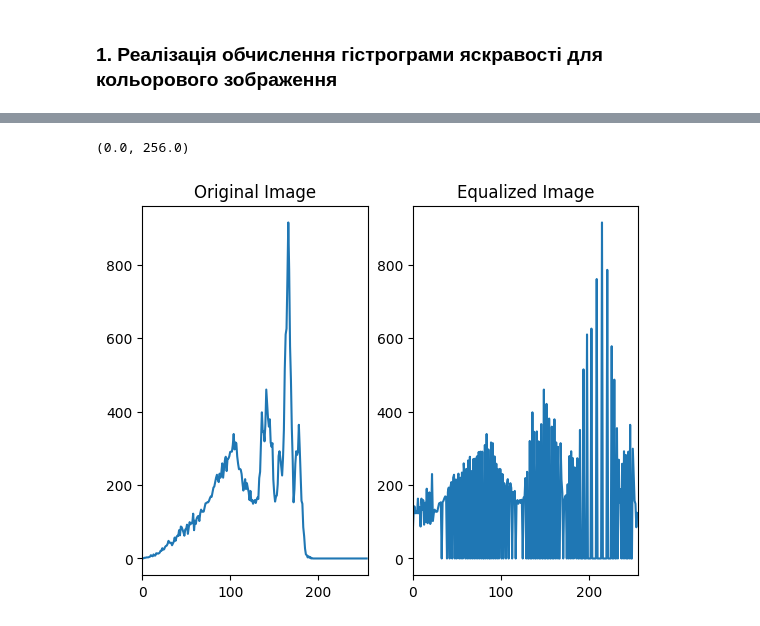
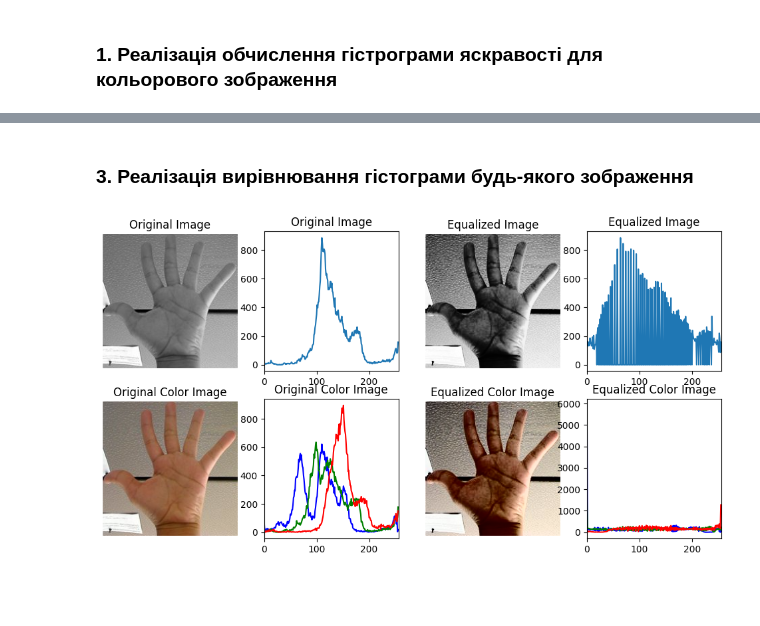
Before and after one commit to VladKutko/WKITB, a Jupyter notebook: lessons/lb3/lb3.ipynb, the cells around one changed output, grey strips where cells are left out. Cells and saved outputs as stored; diff of their text form; code cells hidden in the pictures; blank space fills up the shorter version.

```diff
--- a/lessons/lb3/lb3.ipynb
+++ b/lessons/lb3/lb3.ipynb
@@ -87,20 +70,0 @@ End of video or cannot fetch the frame.
-# %%
-image = cv.imread('images/2.jpg', 0)  # Load in grayscale
-
-# Apply histogram equalization
-equalized_image = cv.equalizeHist(image.copy())
-
-plt.subplot(1, 2, 1)
-plt.title('Original Image')
-hist_gray = cv.calcHist([image], [0], None, [histSize], histRange, accumulate=accumulate)
-plt.plot(hist_gray)
-plt.xlim([0, 256])
-
-plt.subplot(1, 2, 2)
-plt.title('Equalized Image')
-hist_equalized_gray = cv.calcHist([equalized_image], [0], None, [histSize], histRange, accumulate=accumulate)
-plt.plot(hist_equalized_gray)
-plt.xlim([0, 256])
-# %% [output]
-(0.0, 256.0)
-[figure, removed]
@@ -117,0 +71,43 @@ cv.destroyAllWindows()
+# %% [markdown]
+### 3. Реалізація вирівнювання гістограми будь-якого зображення
+# %%
+image_gray = cv.imread('images/1.jpg', 0)  # Load in grayscale
+image_color = cv.imread('images/1.jpg')
+
+# Apply histogram equalization for gray
+equalized_image_gray = cv.equalizeHist(image_gray.copy())
+hist_gray = cv.calcHist([image_gray], [0], None, [histSize], histRange, accumulate=accumulate)
+hist_equalized_gray = cv.calcHist([equalized_image_gray], [0], None, [histSize], histRange, accumulate=accumulate)
+
+yuv_image_color = cv.cvtColor(image_color, cv.COLOR_BGR2YUV)
+yuv_image_color[:,:,0] = cv.equalizeHist(yuv_image_color[:,:,0])
+equalized_image_color = cv.cvtColor(yuv_image_color, cv.COLOR_YUV2BGR)
+hist_color = [cv.calcHist([image_color], [i], None, [histSize], histRange) for i in range(3)]
+hist_equalized_color = [cv.calcHist([equalized_image_color], [i], None, [histSize], histRange) for i in range(3)]
+
+hists = [hist_gray, hist_equalized_gray, hist_color, hist_equalized_color]
+images = [image_gray, equalized_image_gray, image_color, equalized_image_color]
+titles = ['Original Image', 'Equalized Image', 'Original Color Image', 'Equalized Color Image']
+
+plt.figure(figsize=(12,6))
+for i, (hist, img, title) in enumerate(zip(hists, images, titles)):
+    plt.subplot(2, 4, 2*i+1)
+    plt.title(title)
+    if len(img.shape) == 2:
+        plt.imshow(img, cmap='gray')
+    else:
+        plt.imshow(cv.cvtColor(img, cv.COLOR_BGR2RGB))
+    plt.axis('off')
+
+
+    plt.subplot(2, 4, 2*i+2)
+    plt.title(title)
+    if len(img.shape) == 2:
+        plt.plot(hist)
+    else:
+        colors = ('b', 'g', 'r')
+        for j, col in enumerate(colors):
+            plt.plot(hist[j], color=col)
+    plt.xlim([0, 256])
+# %% [output]
+[figure, added]
```
Also changed, not shown: parts of 6 cells of this notebook.
